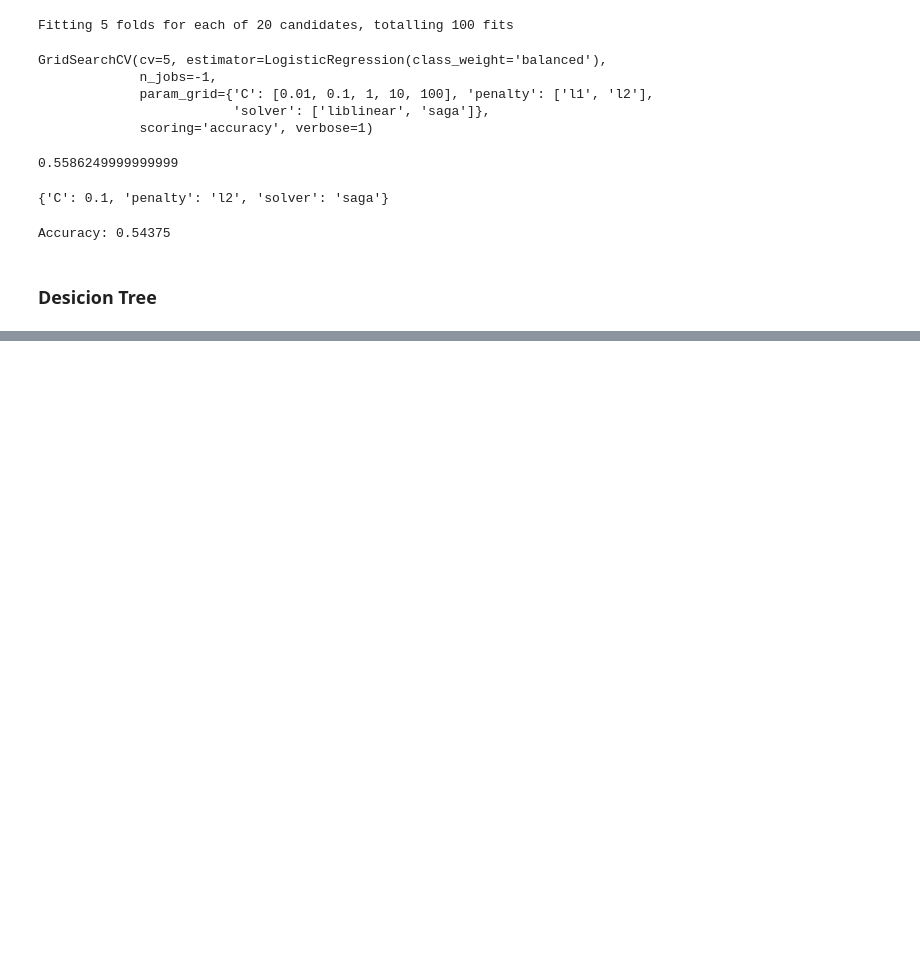
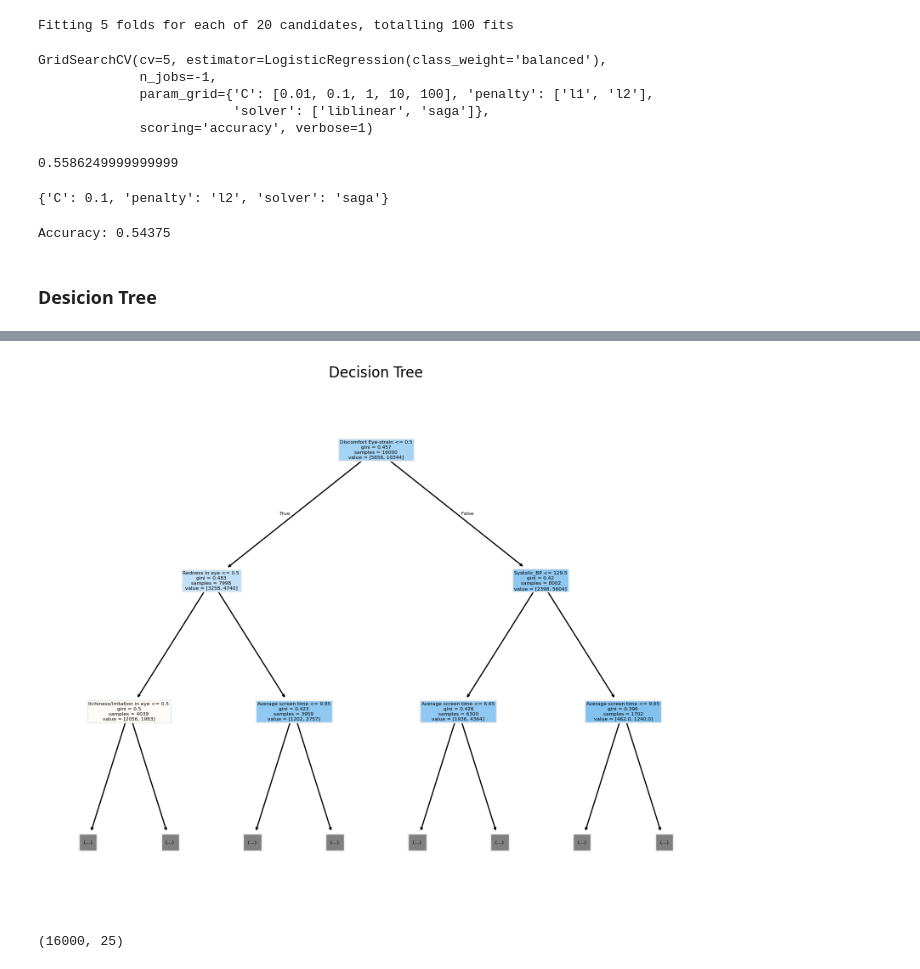
Before and after one commit to Jonkkeyler333/Deteccion_sindrome_ojo_seco, a Jupyter notebook: main.ipynb, the cells around one changed output, grey strips where cells are left out. Saved outputs shown, nothing was run; the diff lists cells and outputs as text; code cells hidden in the pictures; blank space fills up the shorter version.

```diff
--- a/main.ipynb
+++ b/main.ipynb
@@ -476,0 +475,11 @@ print('hi')
+# %%
+plt.subplots(figsize=(10,8))
+plot_tree(model2,max_depth=2,feature_names=X.columns.to_list(),filled=True)
+plt.title('Decision Tree')
+plt.show()
+# %% [output]
+[figure, added]
+# %%
+X_train.shape
+# %% [output]
+(16000, 25)
```
Also changed, not shown: parts of 18 cells of this notebook.
